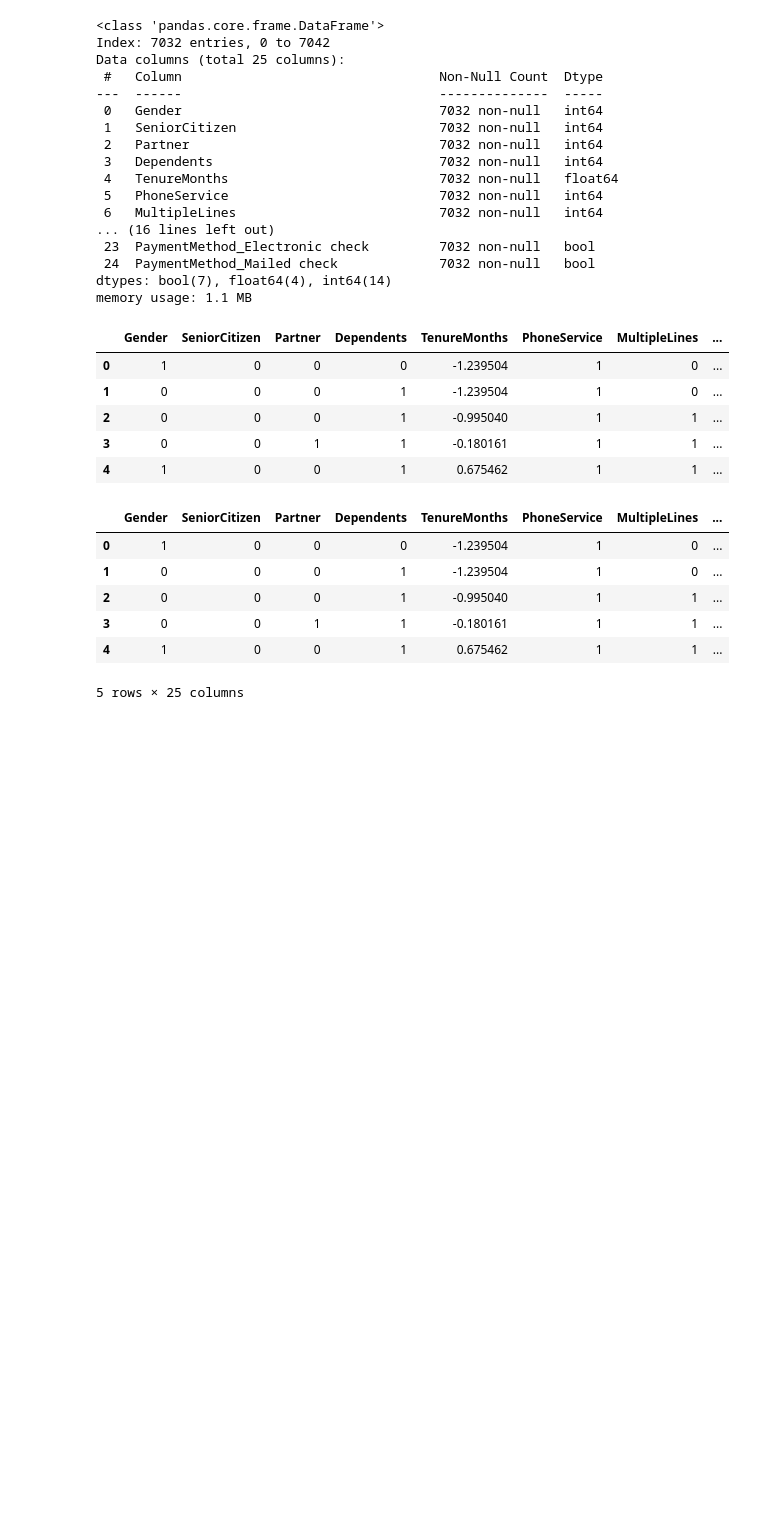
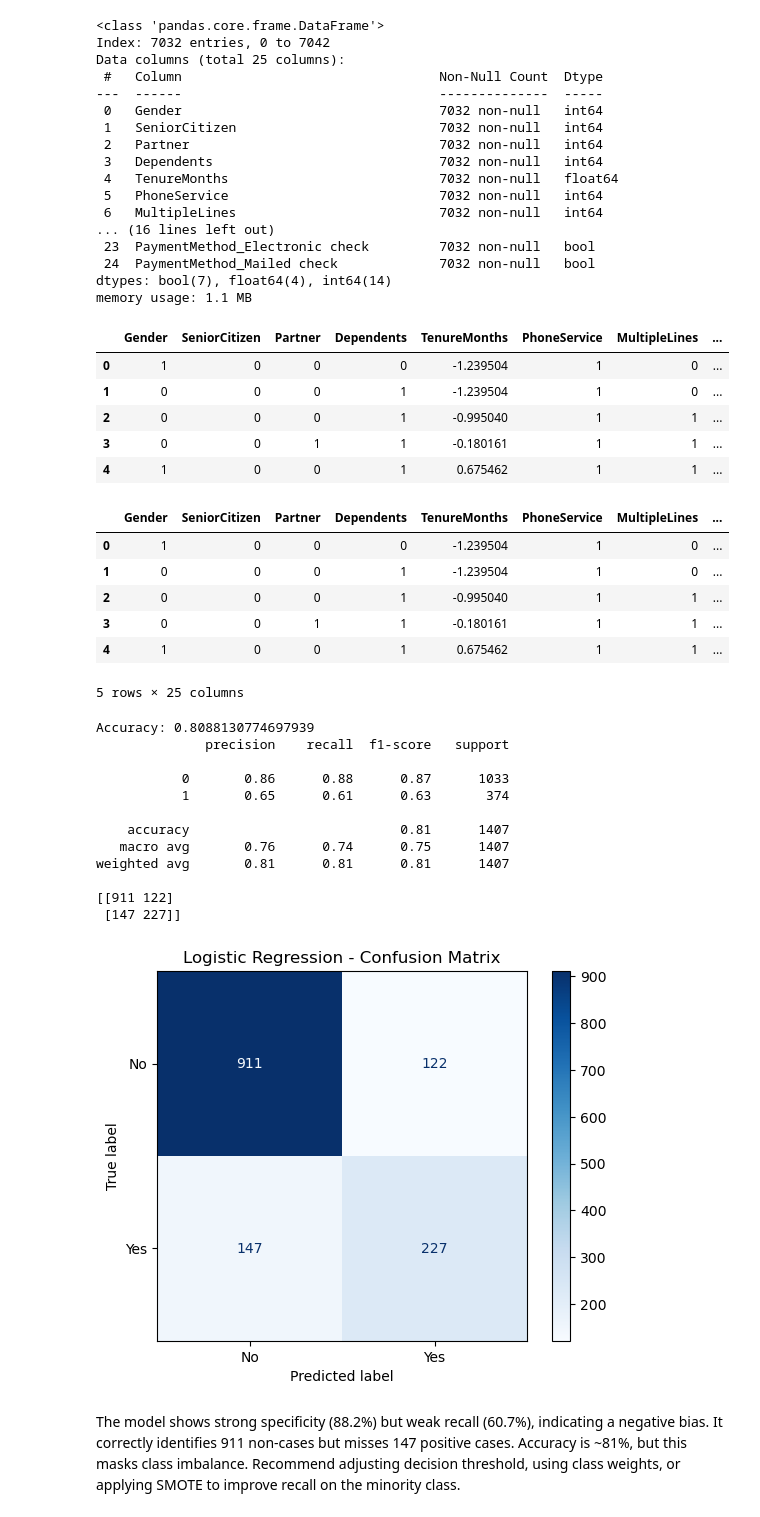
Before and after one commit to ham01za/Customer-Churn-Analysis-Prediction, a Jupyter notebook: Customer_Analysis_Prediction.ipynb, the cells around one changed output. Cells and saved outputs as stored; diff of their text form; code cells hidden in the pictures; blank space fills up the shorter version.

Commit message:
Logistic Regression

```diff
--- a/Customer_Analysis_Prediction.ipynb
+++ b/Customer_Analysis_Prediction.ipynb
@@ -395,3 +395,51 @@ my_data.head()
 | 3 | 0 | 0 | 1 | 1 | -0.180161 | 1 | 1 | ... |
 | 4 | 1 | 0 | 0 | 1 | 0.675462 | 1 | 1 | ... |
 5 rows × 25 columns
+# %%
+# Define features and target
+
+X = my_data.drop(['ChurnLabel'], axis=1)
+y = my_data['ChurnLabel']
+
+# Train-test split
+
+X_train, X_test, y_train, y_test = train_test_split(
+X, y, test_size=0.2, random_state=42, stratify=y
+)
+# %%
+# Train the model
+
+model = LogisticRegression(max_iter=1000)
+model.fit(X_train, y_train)
+
+# Predict
+
+y_pred = model.predict(X_test)
+
+# Evaluate
+
+print("Accuracy:", accuracy_score(y_test, y_pred))
+print(classification_report(y_test, y_pred))
+print(confusion_matrix(y_test, y_pred))
+
+
+# Logistic Regression Confusion Matrix
+ConfusionMatrixDisplay.from_predictions(y_test, y_pred, display_labels=['No', 'Yes'], cmap='Blues')
+plt.title('Logistic Regression - Confusion Matrix')
+plt.show()
+# %% [output]
+Accuracy: 0.8088130774697939
+              precision    recall  f1-score   support
+
+           0       0.86      0.88      0.87      1033
+           1       0.65      0.61      0.63       374
+
+    accuracy                           0.81      1407
+   macro avg       0.76      0.74      0.75      1407
+weighted avg       0.81      0.81      0.81      1407
+
+[[911 122]
+ [147 227]]
+[figure, added]
+# %% [markdown]
+The model shows strong specificity (88.2%) but weak recall (60.7%), indicating a negative bias. It correctly identifies 911 non-cases but misses 147 positive cases. Accuracy is ~81%, but this masks class imbalance. Recommend adjusting decision threshold, using class weights, or applying SMOTE to improve recall on the minority class.
```
